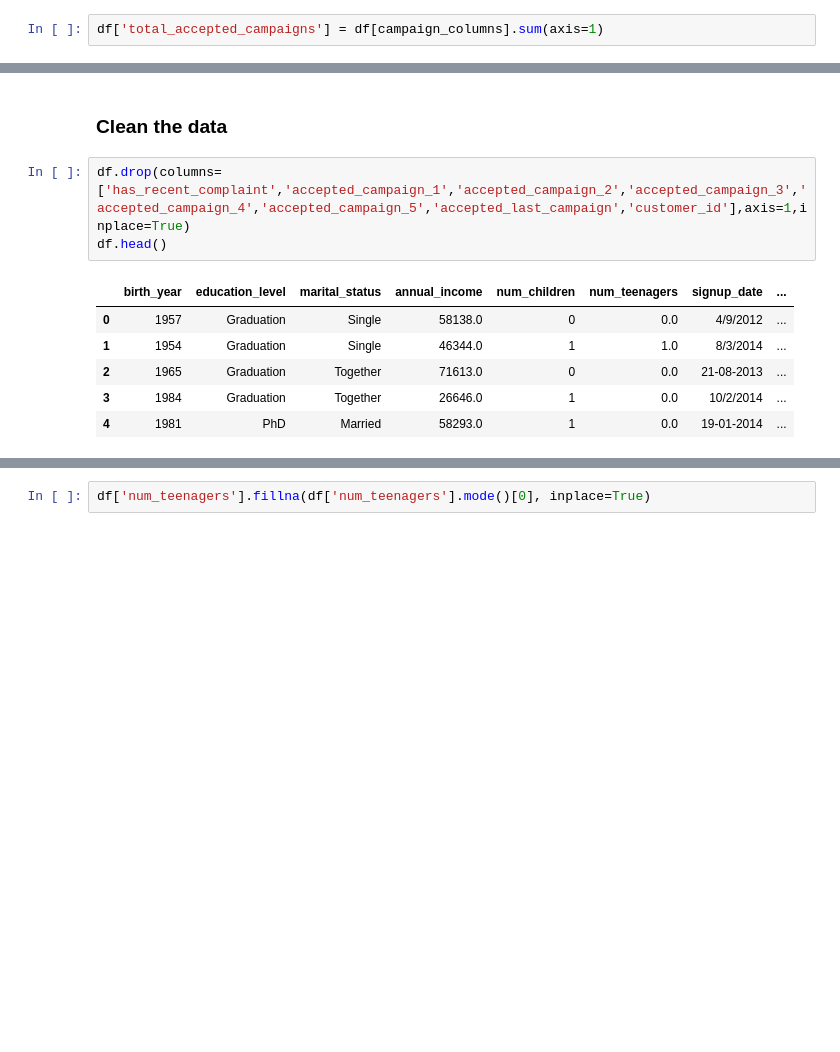
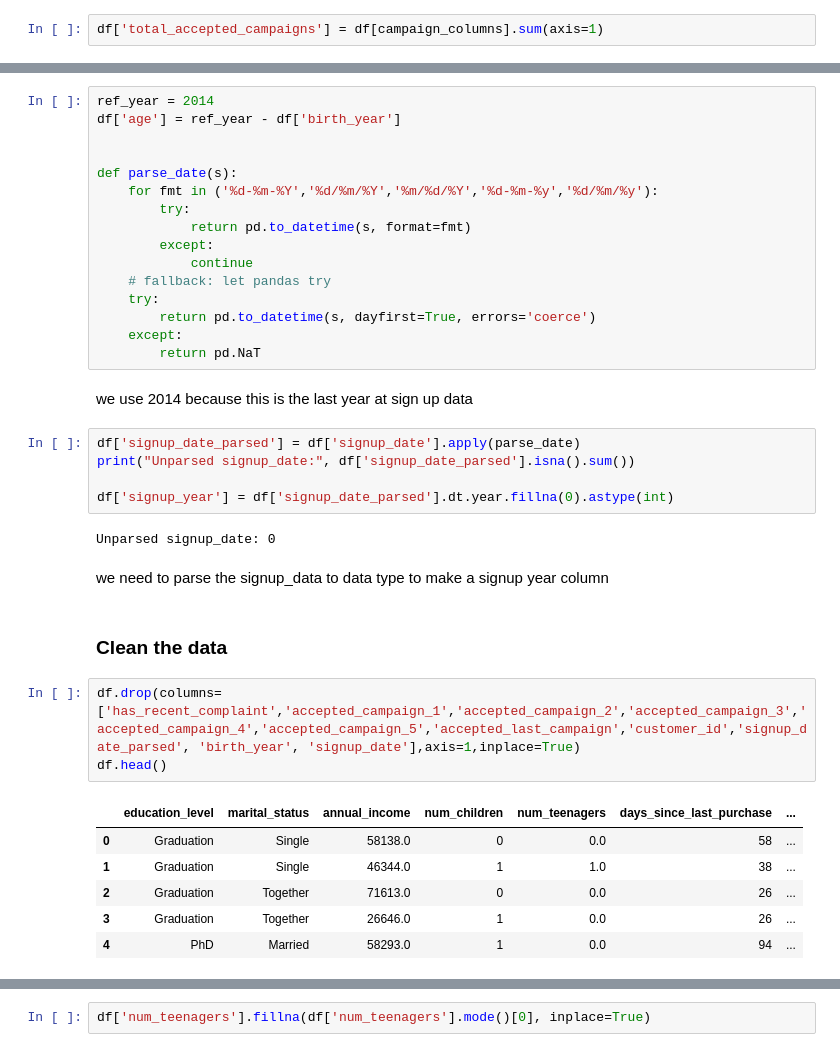
Before and after one commit to abdo-ghg/Retail-Buyer-Segmentation, a Jupyter notebook: project.ipynb, the cells around one changed output, grey strips where cells are left out. Cells and saved outputs as stored; diff of their text form; blank space fills up the shorter version.

```diff
--- a/project.ipynb
+++ b/project.ipynb
@@ -109,15 +108,42 @@ dtype: int64
+# %%
+ref_year = 2014
+df['age'] = ref_year - df['birth_year']
+
+
+def parse_date(s):
+    for fmt in ('%d-%m-%Y','%d/%m/%Y','%m/%d/%Y','%d-%m-%y','%d/%m/%y'):
+        try:
+            return pd.to_datetime(s, format=fmt)
+        except:
+            continue
+    # fallback: let pandas try
+    try:
+        return pd.to_datetime(s, dayfirst=True, errors='coerce')
+    except:
+        return pd.NaT
+# %% [markdown]
+we use 2014 because this is the last year at sign up data
+# %%
+df['signup_date_parsed'] = df['signup_date'].apply(parse_date)
+print("Unparsed signup_date:", df['signup_date_parsed'].isna().sum())
+
+df['signup_year'] = df['signup_date_parsed'].dt.year.fillna(0).astype(int)
+# %% [output]
+Unparsed signup_date: 0
+# %% [markdown]
+we need to parse the signup_data to data type to make a signup year column
 # %% [markdown]
 ### Clean the data
 # %%
-df.drop(columns=['has_recent_complaint','accepted_campaign_1','accepted_campaign_2','accepted_campaign_3','accepted_campaign_4','accepted_campaign_5','accepted_last_campaign','customer_id'],axis=1,inplace=True)
+df.drop(columns=['has_recent_complaint','accepted_campaign_1','accepted_campaign_2','accepted_campaign_3','accepted_campaign_4','accepted_campaign_5','accepted_last_campaign','customer_id','signup_date_parsed', 'birth_year', 'signup_date'],axis=1,inplace=True)
 df.head()
 # %% [output]
-|  | birth_year | education_level | marital_status | annual_income | num_children | num_teenagers | signup_date | ... |
-| 0 | 1957 | Graduation | Single | 58138.0 | 0 | 0.0 | 4/9/2012 | ... |
-| 1 | 1954 | Graduation | Single | 46344.0 | 1 | 1.0 | 8/3/2014 | ... |
-| 2 | 1965 | Graduation | Together | 71613.0 | 0 | 0.0 | 21-08-2013 | ... |
-| 3 | 1984 | Graduation | Together | 26646.0 | 1 | 0.0 | 10/2/2014 | ... |
-| 4 | 1981 | PhD | Married | 58293.0 | 1 | 0.0 | 19-01-2014 | ... |
+|  | education_level | marital_status | annual_income | num_children | num_teenagers | days_since_last_purchase | ... |
+| 0 | Graduation | Single | 58138.0 | 0 | 0.0 | 58 | ... |
+| 1 | Graduation | Single | 46344.0 | 1 | 1.0 | 38 | ... |
+| 2 | Graduation | Together | 71613.0 | 0 | 0.0 | 26 | ... |
+| 3 | Graduation | Together | 26646.0 | 1 | 0.0 | 26 | ... |
+| 4 | PhD | Married | 58293.0 | 1 | 0.0 | 94 | ... |
 # %%
 df.isnull().sum()
 # %% [output]
```
Also changed, not shown: parts of 13 cells of this notebook.
